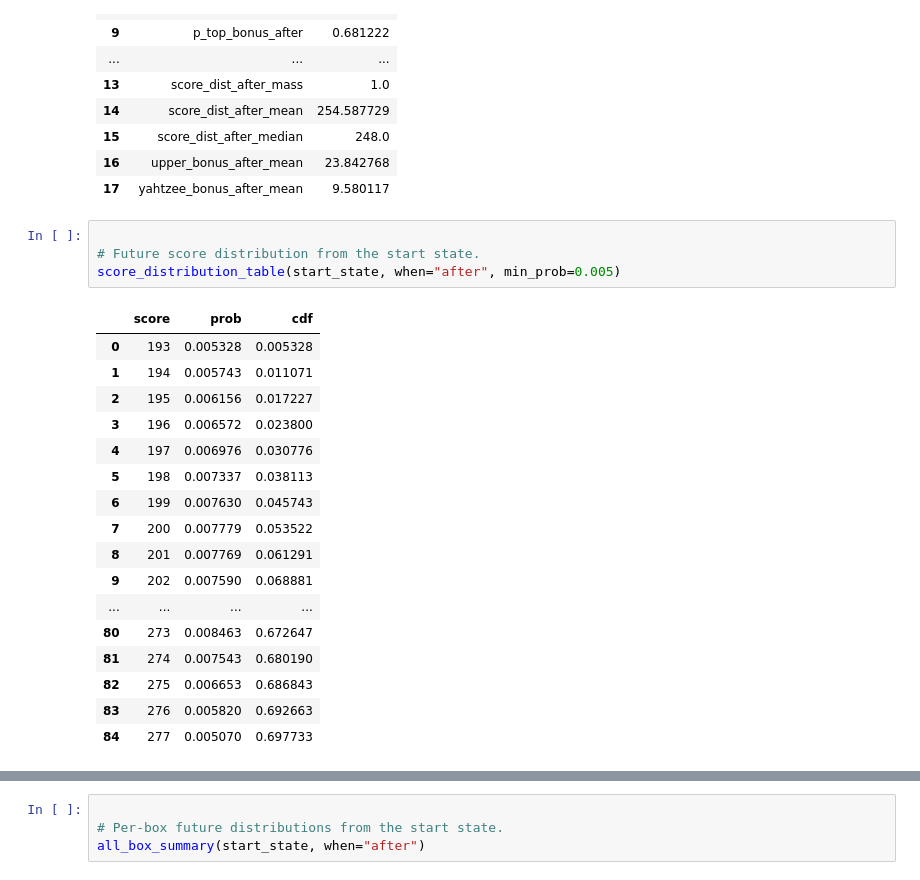
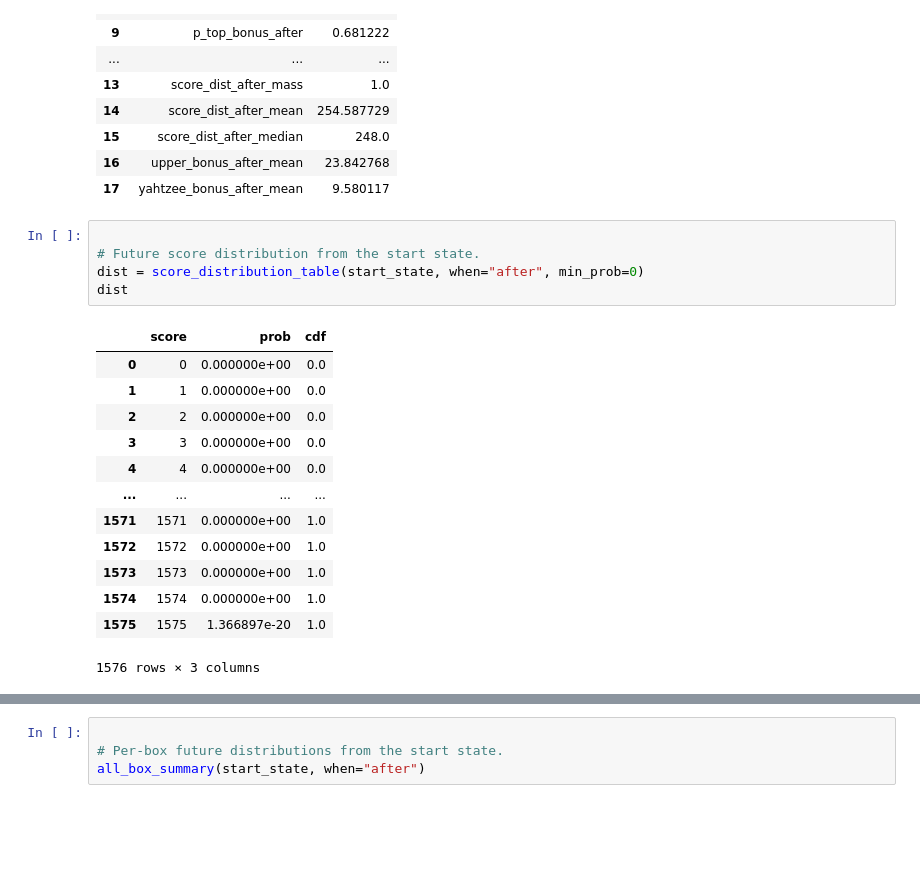
Before and after one commit to Ballpark-Figures/yahtzee, a Jupyter notebook: math/notebooks/state_explorer.ipynb, the cells around one changed output, grey strips where cells are left out. Saved outputs shown, nothing was run; the diff lists cells and outputs as text; blank space fills up the shorter version.

Commit message:
extra distribution work

```diff
--- a/math/notebooks/state_explorer.ipynb
+++ b/math/notebooks/state_explorer.ipynb
@@ -1091,22 +1149,19 @@ state_property_summary(start_state)
 # %%
 
 # Future score distribution from the start state.
-score_distribution_table(start_state, when="after", min_prob=0.005)
+dist = score_distribution_table(start_state, when="after", min_prob=0)
+dist
 # %% [output]
 |  | score | prob | cdf |
-| 0 | 193 | 0.005328 | 0.005328 |
-| 1 | 194 | 0.005743 | 0.011071 |
-| 2 | 195 | 0.006156 | 0.017227 |
-| 3 | 196 | 0.006572 | 0.023800 |
-| 4 | 197 | 0.006976 | 0.030776 |
-| 5 | 198 | 0.007337 | 0.038113 |
-| 6 | 199 | 0.007630 | 0.045743 |
-| 7 | 200 | 0.007779 | 0.053522 |
-| 8 | 201 | 0.007769 | 0.061291 |
-| 9 | 202 | 0.007590 | 0.068881 |
+| 0 | 0 | 0.000000e+00 | 0.0 |
+| 1 | 1 | 0.000000e+00 | 0.0 |
+| 2 | 2 | 0.000000e+00 | 0.0 |
+| 3 | 3 | 0.000000e+00 | 0.0 |
+| 4 | 4 | 0.000000e+00 | 0.0 |
 | ... | ... | ... | ... |
-| 80 | 273 | 0.008463 | 0.672647 |
-| 81 | 274 | 0.007543 | 0.680190 |
-| 82 | 275 | 0.006653 | 0.686843 |
-| 83 | 276 | 0.005820 | 0.692663 |
-| 84 | 277 | 0.005070 | 0.697733 |
+| 1571 | 1571 | 0.000000e+00 | 1.0 |
+| 1572 | 1572 | 0.000000e+00 | 1.0 |
+| 1573 | 1573 | 0.000000e+00 | 1.0 |
+| 1574 | 1574 | 0.000000e+00 | 1.0 |
+| 1575 | 1575 | 1.366897e-20 | 1.0 |
+1576 rows × 3 columns
```
Also changed, not shown: parts of 7 cells of this notebook, 1 other file.
